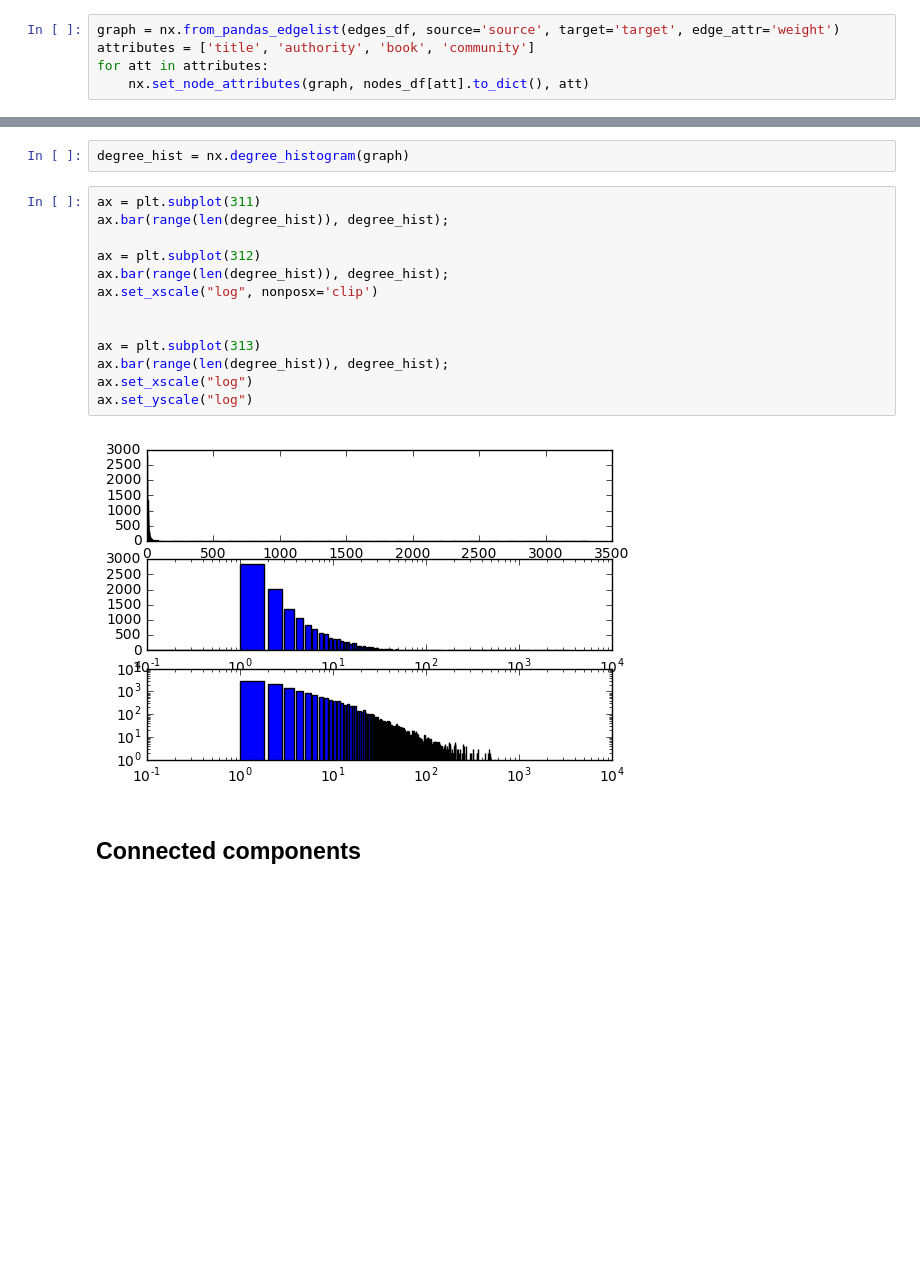
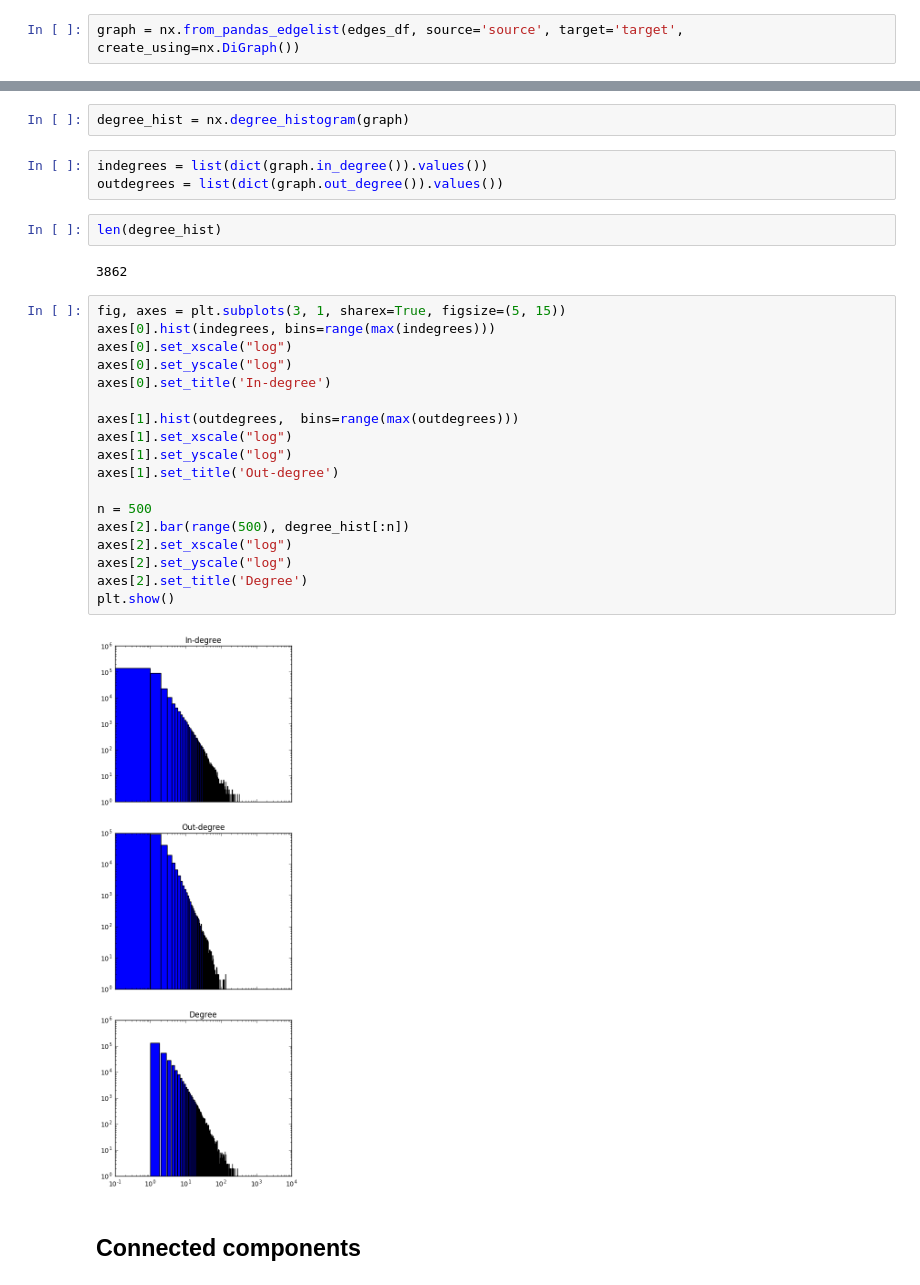
Before and after one commit to research-Dafne/case-law-research, a Jupyter notebook: notebooks/Network_report.ipynb, the cells around one changed output, grey strips where cells are left out. Saved outputs shown, nothing was run; the diff lists cells and outputs as text; blank space fills up the shorter version.

```diff
--- a/notebooks/Network_report.ipynb
+++ b/notebooks/Network_report.ipynb
@@ -24,8 +26,5 @@ nodes_df.head()
 # %%
-graph = nx.from_pandas_edgelist(edges_df, source='source', target='target', edge_attr='weight')
-attributes = ['title', 'authority', 'book', 'community']
-for att in attributes:
-    nx.set_node_attributes(graph, nodes_df[att].to_dict(), att)
+graph = nx.from_pandas_edgelist(edges_df, source='source', target='target', create_using=nx.DiGraph())
 # %% [markdown]
 ## Assortativity
 # %%
@@ -41,21 +40,33 @@ community assortativity: 0.7246170303282646 modularity: 0.5803499438513066
 ## Degree distributions
 # %%
 degree_hist = nx.degree_histogram(graph)
-# %%
-ax = plt.subplot(311)
-ax.bar(range(len(degree_hist)), degree_hist);
-
-ax = plt.subplot(312)
-ax.bar(range(len(degree_hist)), degree_hist);
-ax.set_xscale("log", nonposx='clip')
-
-
-ax = plt.subplot(313)
-ax.bar(range(len(degree_hist)), degree_hist);
-ax.set_xscale("log")
-ax.set_yscale("log")
-# %% [output]
-[figure, removed]
+# %%
+indegrees = list(dict(graph.in_degree()).values())
+outdegrees = list(dict(graph.out_degree()).values())
+# %%
+len(degree_hist)
+# %% [output]
+3862
+# %%
+fig, axes = plt.subplots(3, 1, sharex=True, figsize=(5, 15))
+axes[0].hist(indegrees, bins=range(max(indegrees)))
+axes[0].set_xscale("log")
+axes[0].set_yscale("log")
+axes[0].set_title('In-degree')
+
+axes[1].hist(outdegrees,  bins=range(max(outdegrees)))
+axes[1].set_xscale("log")
+axes[1].set_yscale("log")
+axes[1].set_title('Out-degree')
+
+n = 500
+axes[2].bar(range(500), degree_hist[:n])
+axes[2].set_xscale("log")
+axes[2].set_yscale("log")
+axes[2].set_title('Degree')
+plt.show()
+# %% [output]
+[figure, added]
 # %% [markdown]
 ## Connected components
 # %%
```
Also changed, not shown: parts of 8 cells of this notebook, 1 other file.
